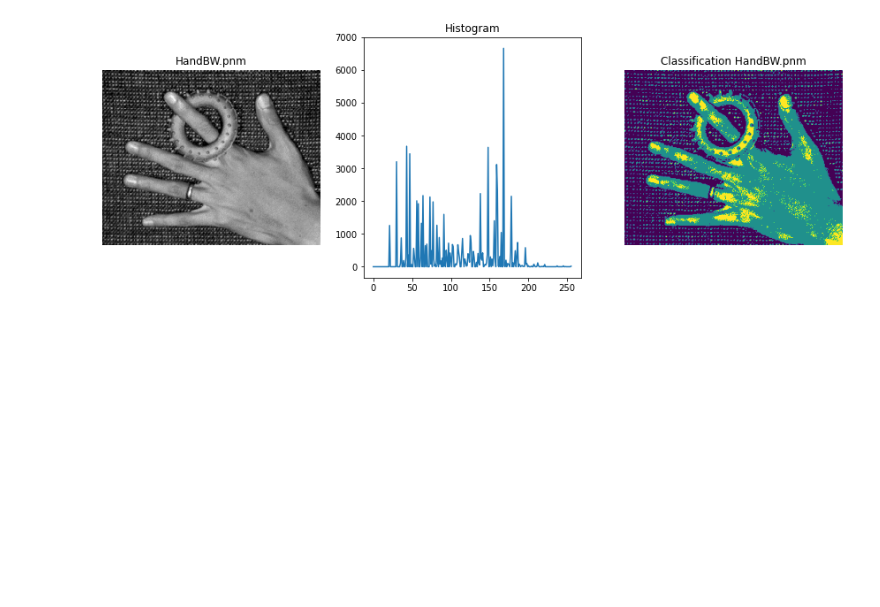
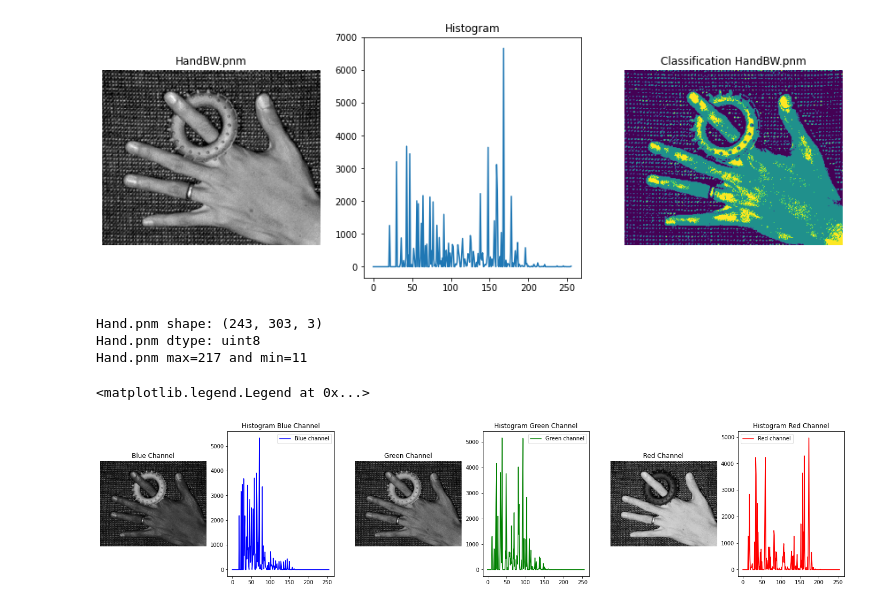
Before and after one commit to MarcelloVendruscolo/Image-Processing, a Jupyter notebook: exercise_4.ipynb, the cells around one changed output. Drawn from its saved outputs; the diff is of its cells as text; code cells hidden in the pictures; blank space fills up the shorter version.

Commit message:
Analysis of hand classification

```diff
--- a/exercise_4.ipynb
+++ b/exercise_4.ipynb
@@ -61,3 +64,37 @@ HandBW.pnm dtype: uint8
 HandBW.pnm max=255 and min=21
 Text(0.5, 1.0, 'Classification HandBW.pnm')
 [figure]
+# %%
+im = cv.imread('./data/hand.pnm')
+print(f'Hand.pnm shape: {im.shape}')
+print(f'Hand.pnm dtype: {im.dtype}')
+print(f'Hand.pnm max={np.max(im)} and min={np.min(im)}')
+hist_b = cv.calcHist(images=[im], channels=[0], mask=None, histSize=[256], ranges=[0, 256])
+hist_g = cv.calcHist(images=[im], channels=[1], mask=None, histSize=[256], ranges=[0, 256])
+hist_r = cv.calcHist(images=[im], channels=[2], mask=None, histSize=[256], ranges=[0, 256])
+
+fig, (ax0, ax1, ax2, ax3, ax4, ax5) = plt.subplots(nrows=1, ncols=6, figsize=(25, 5))
+ax0.imshow(im[:,:,0], cmap=cm.gray)
+ax0.axis('off')
+ax0.set_title('Blue Channel')
+ax1.plot(hist_b, color = 'b', label='Blue channel')
+ax1.set_title('Histogram Blue Channel')
+ax1.legend()
+ax2.imshow(im[:,:,1], cmap=cm.gray)
+ax2.axis('off')
+ax2.set_title('Green Channel')
+ax3.plot(hist_g, color = 'g', label='Green channel')
+ax3.set_title('Histogram Green Channel')
+ax3.legend()
+ax4.imshow(im[:,:,2], cmap=cm.gray)
+ax4.axis('off')
+ax4.set_title('Red Channel')
+ax5.plot(hist_r, color = 'r', label='Red channel')
+ax5.set_title('Histogram Red Channel')
+ax5.legend()
+# %% [output]
+Hand.pnm shape: (243, 303, 3)
+Hand.pnm dtype: uint8
+Hand.pnm max=217 and min=11
+<matplotlib.legend.Legend at 0x...>
+[figure, added]
```
Also changed, not shown: parts of 11 cells of this notebook.
